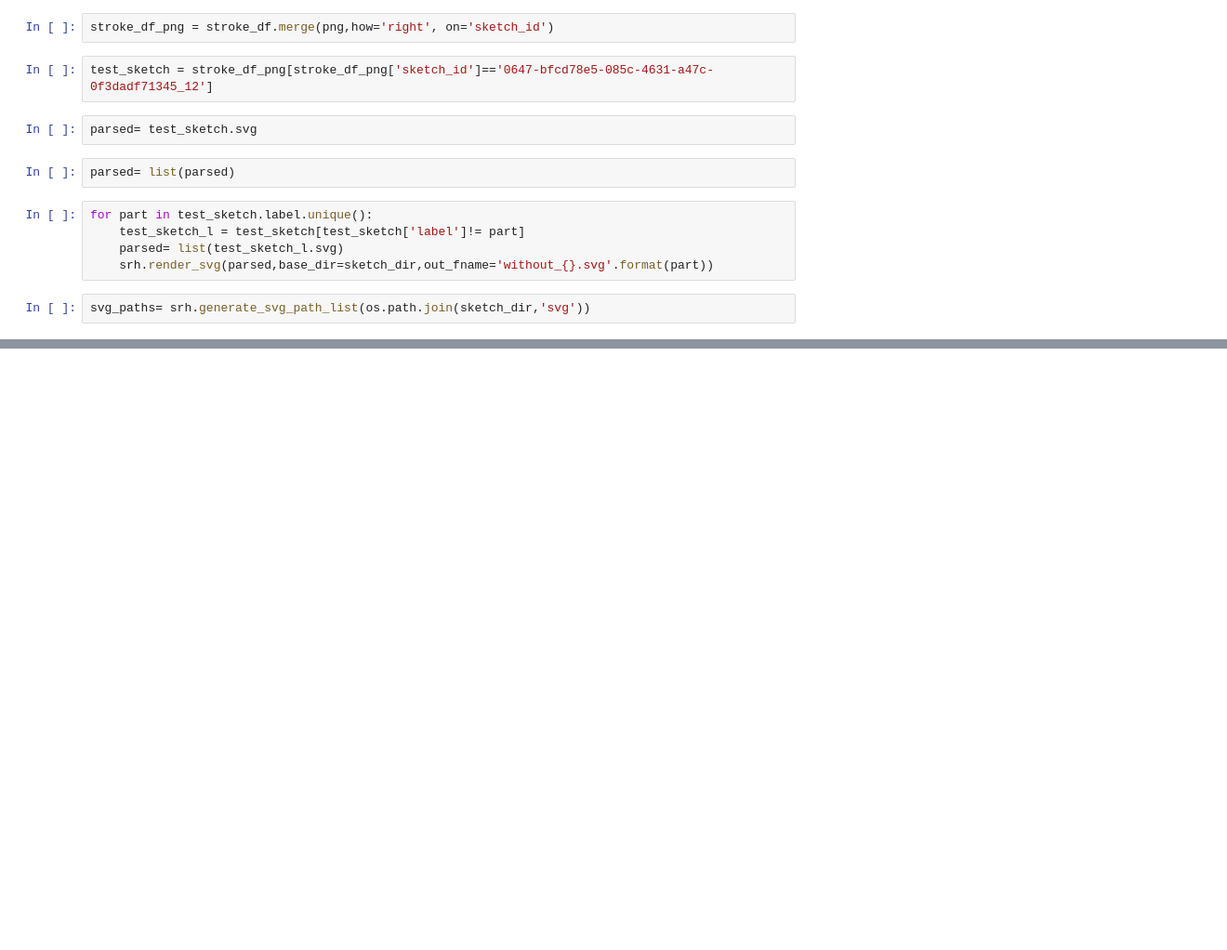
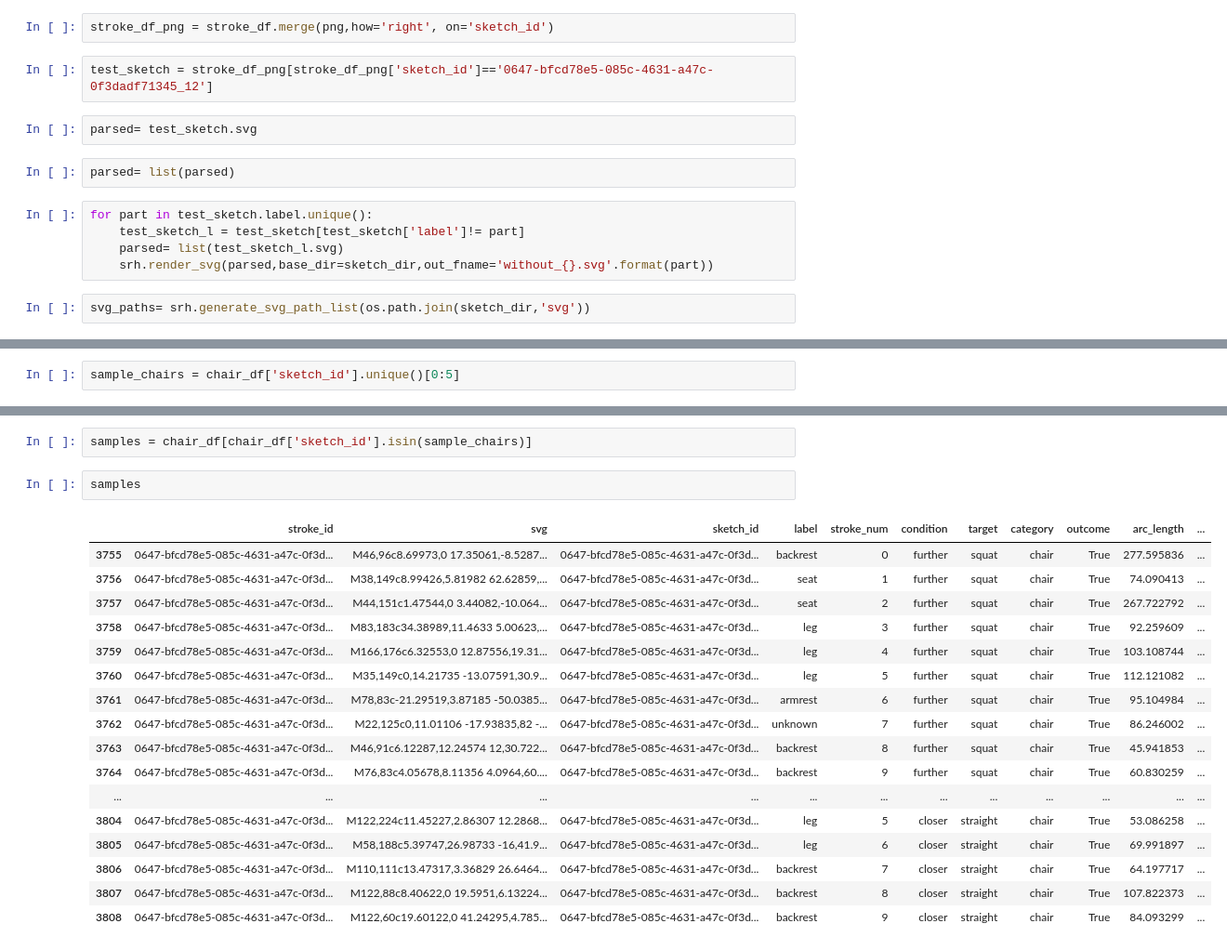
Before and after one commit to cogtoolslab/semantic_parts, a Jupyter notebook: analysis/kushinm/semantic_parts_lesion.ipynb, the cells around one changed output, grey strips where cells are left out. Shown at 93% size. Saved outputs shown, nothing was run; the diff lists cells and outputs as text; blank space fills up the shorter version.

```diff
--- a/analysis/kushinm/semantic_parts_lesion.ipynb
+++ b/analysis/kushinm/semantic_parts_lesion.ipynb
@@ -282,0 +326,2 @@ reload(srh)
+# %%
+sample_chairs = chair_df['sketch_id'].unique()[0:5]
@@ -282,0 +354,22 @@ reload(srh)
+# %%
+samples = chair_df[chair_df['sketch_id'].isin(sample_chairs)]
+# %%
+samples
+# %% [output]
+|  | stroke_id | svg | sketch_id | label | stroke_num | condition | target | category | outcome | arc_length | ... |
+| 3755 | 0647-bfcd78e5-085c-4631-a47c-0f3d... | M46,96c8.69973,0 17.35061,-8.5287... | 0647-bfcd78e5-085c-4631-a47c-0f3d... | backrest | 0 | further | squat | chair | True | 277.595836 | ... |
+| 3756 | 0647-bfcd78e5-085c-4631-a47c-0f3d... | M38,149c8.99426,5.81982 62.62859,... | 0647-bfcd78e5-085c-4631-a47c-0f3d... | seat | 1 | further | squat | chair | True | 74.090413 | ... |
+| 3757 | 0647-bfcd78e5-085c-4631-a47c-0f3d... | M44,151c1.47544,0 3.44082,-10.064... | 0647-bfcd78e5-085c-4631-a47c-0f3d... | seat | 2 | further | squat | chair | True | 267.722792 | ... |
+| 3758 | 0647-bfcd78e5-085c-4631-a47c-0f3d... | M83,183c34.38989,11.4633 5.00623,... | 0647-bfcd78e5-085c-4631-a47c-0f3d... | leg | 3 | further | squat | chair | True | 92.259609 | ... |
+| 3759 | 0647-bfcd78e5-085c-4631-a47c-0f3d... | M166,176c6.32553,0 12.87556,19.31... | 0647-bfcd78e5-085c-4631-a47c-0f3d... | leg | 4 | further | squat | chair | True | 103.108744 | ... |
+| 3760 | 0647-bfcd78e5-085c-4631-a47c-0f3d... | M35,149c0,14.21735 -13.07591,30.9... | 0647-bfcd78e5-085c-4631-a47c-0f3d... | leg | 5 | further | squat | chair | True | 112.121082 | ... |
+| 3761 | 0647-bfcd78e5-085c-4631-a47c-0f3d... | M78,83c-21.29519,3.87185 -50.0385... | 0647-bfcd78e5-085c-4631-a47c-0f3d... | armrest | 6 | further | squat | chair | True | 95.104984 | ... |
+| 3762 | 0647-bfcd78e5-085c-4631-a47c-0f3d... | M22,125c0,11.01106 -17.93835,82 -... | 0647-bfcd78e5-085c-4631-a47c-0f3d... | unknown | 7 | further | squat | chair | True | 86.246002 | ... |
+| 3763 | 0647-bfcd78e5-085c-4631-a47c-0f3d... | M46,91c6.12287,12.24574 12,30.722... | 0647-bfcd78e5-085c-4631-a47c-0f3d... | backrest | 8 | further | squat | chair | True | 45.941853 | ... |
+| 3764 | 0647-bfcd78e5-085c-4631-a47c-0f3d... | M76,83c4.05678,8.11356 4.0964,60.... | 0647-bfcd78e5-085c-4631-a47c-0f3d... | backrest | 9 | further | squat | chair | True | 60.830259 | ... |
+| ... | ... | ... | ... | ... | ... | ... | ... | ... | ... | ... | ... |
+| 3804 | 0647-bfcd78e5-085c-4631-a47c-0f3d... | M122,224c11.45227,2.86307 12.2868... | 0647-bfcd78e5-085c-4631-a47c-0f3d... | leg | 5 | closer | straight | chair | True | 53.086258 | ... |
+| 3805 | 0647-bfcd78e5-085c-4631-a47c-0f3d... | M58,188c5.39747,26.98733 -16,41.9... | 0647-bfcd78e5-085c-4631-a47c-0f3d... | leg | 6 | closer | straight | chair | True | 69.991897 | ... |
+| 3806 | 0647-bfcd78e5-085c-4631-a47c-0f3d... | M110,111c13.47317,3.36829 26.6464... | 0647-bfcd78e5-085c-4631-a47c-0f3d... | backrest | 7 | closer | straight | chair | True | 64.197717 | ... |
+| 3807 | 0647-bfcd78e5-085c-4631-a47c-0f3d... | M122,88c8.40622,0 19.5951,6.13224... | 0647-bfcd78e5-085c-4631-a47c-0f3d... | backrest | 8 | closer | straight | chair | True | 107.822373 | ... |
+| 3808 | 0647-bfcd78e5-085c-4631-a47c-0f3d... | M122,60c19.60122,0 41.24295,4.785... | 0647-bfcd78e5-085c-4631-a47c-0f3d... | backrest | 9 | closer | straight | chair | True | 84.093299 | ... |
```
Also changed, not shown: parts of 24 cells of this notebook, 2 other files.
